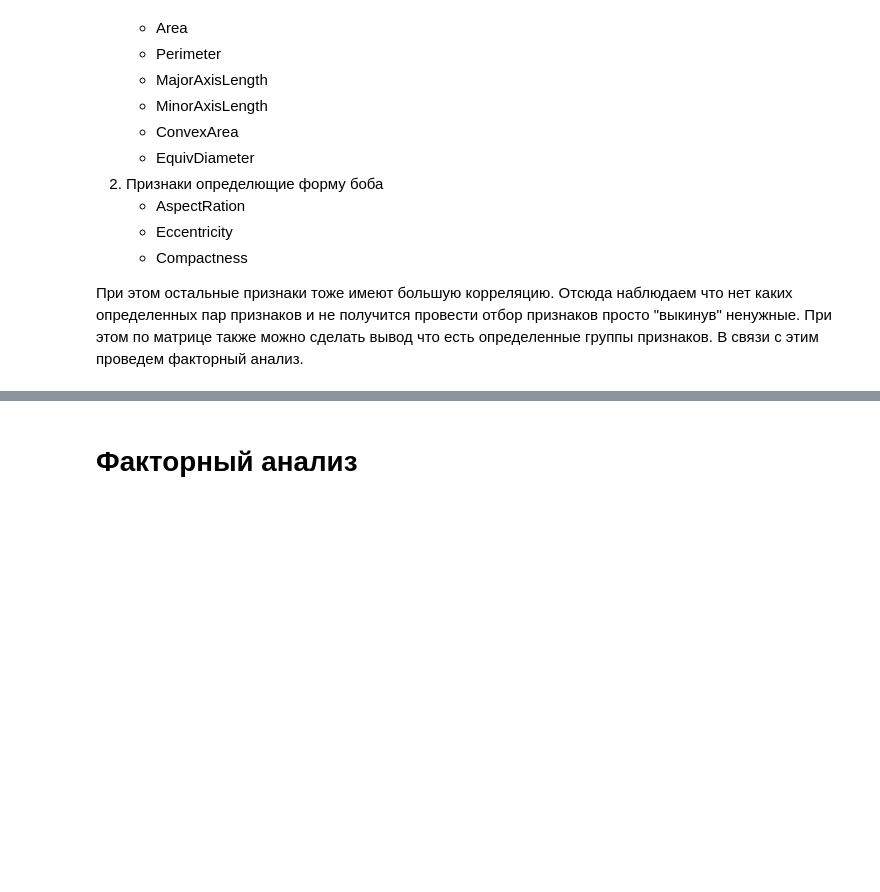
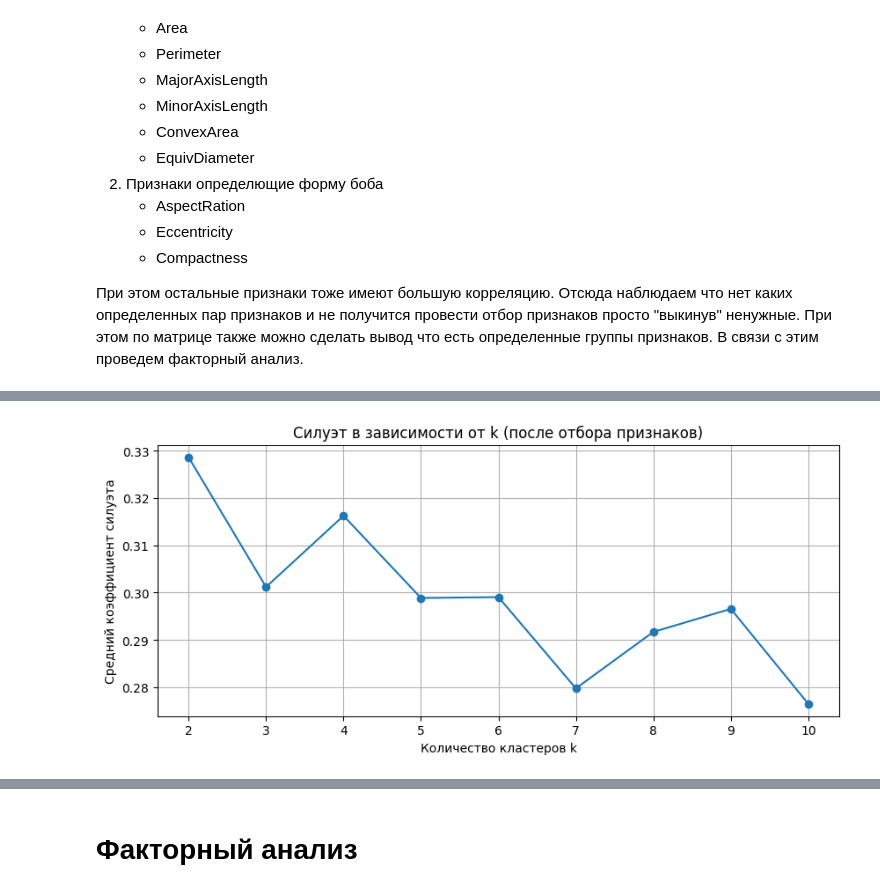
Before and after one commit to olesya1119/ML, a Jupyter notebook: lab4/notebook.ipynb, the cells around one changed output, grey strips where cells are left out. Cells and saved outputs as stored; diff of their text form; code cells hidden in the pictures; blank space fills up the shorter version.

```diff
--- a/lab4/notebook.ipynb
+++ b/lab4/notebook.ipynb
@@ -180,3 +205,94 @@ plt.show()
     - Compactness
 
 При этом остальные признаки тоже имеют большую корреляцию. Отсюда наблюдаем что нет каких определенных пар признаков и не получится провести отбор признаков просто "выкинув" ненужные. При этом по матрице также можно сделать вывод что есть определенные группы признаков. В связи с этим проведем факторный анализ.
+# %%
+import pandas as pd
+import numpy as np
+import matplotlib.pyplot as plt
+import seaborn as sns
+
+from sklearn.preprocessing import StandardScaler
+from sklearn.cluster import KMeans
+from sklearn.metrics import silhouette_score
+
+%matplotlib inline
+
+# df уже загружен с Dry Bean (и без столбца Class, если он есть)
+
+# 1. Матрица корреляций (для отчёта)
+corr = df.corr()
+
+print("Матрица корреляции (числа):")
+display(corr.round(3))
+
+plt.figure(figsize=(10, 8))
+sns.heatmap(
+    corr,
+    annot=True,
+    fmt=".2f",
+    cmap="coolwarm",
+    square=True,
+    cbar_kws={"shrink": 0.8}
+)
+plt.title("Матрица корреляции признаков Dry Bean")
+plt.xticks(rotation=90)
+plt.yticks(rotation=0)
+plt.tight_layout()
+plt.show()
+
+# 2. Признаки для кластеризации (после удаления сильно коррелирующих)
+selected_features = [
+    "Eccentricity",
+    "ConvexArea",
+    "Extent",
+    "Solidity",
+    "roundness",
+    "ShapeFactor4",
+]
+
+print("\nИспользуем признаки для кластеризации:")
+print(selected_features)
+
+X = df[selected_features].copy()
+
+# 3. Масштабирование
+scaler = StandardScaler()
+X_scaled = scaler.fit_transform(X)
+
+# 4. Подбор числа кластеров по силуэту и локтю
+sil_scores = {}
+inertias = {}
+
+k_values = range(2, 11)
+
+for k in k_values:
+    kmeans = KMeans(n_clusters=k, random_state=42, n_init=10)
+    labels = kmeans.fit_predict(X_scaled)
+
+    sil = silhouette_score(X_scaled, labels)
+    sil_scores[k] = sil
+    inertias[k] = kmeans.inertia_
+
+    print(f"k = {k}: silhouette = {sil:.4f}, inertia = {inertias[k]:.2f}")
+
+best_k = max(sil_scores, key=sil_scores.get)
+print(f"\nЛучшее k по среднему силуэту на отобранных признаках: {best_k} "
+      f"(silhouette = {sil_scores[best_k]:.4f})")
+
+# 5. Графики
+plt.figure(figsize=(10, 4))
+plt.plot(list(sil_scores.keys()), list(sil_scores.values()), marker="o")
+plt.xlabel("Количество кластеров k")
+plt.ylabel("Средний коэффициент силуэта")
+plt.title("Силуэт в зависимости от k (после отбора признаков)")
+plt.grid(True)
+plt.show()
+
+plt.figure(figsize=(10, 4))
+plt.plot(list(inertias.keys()), list(inertias.values()), marker="o")
+plt.xlabel("Количество кластеров k")
+plt.ylabel("Inertia (SSE)")
+plt.title("Метод локтя (после отбора признаков)")
+plt.grid(True)
+plt.show()
+# %% [output]
@@ -182,0 +331 @@ plt.show()
+[figure, added]
```
Also changed, not shown: parts of 3 cells of this notebook, 3 other files.
